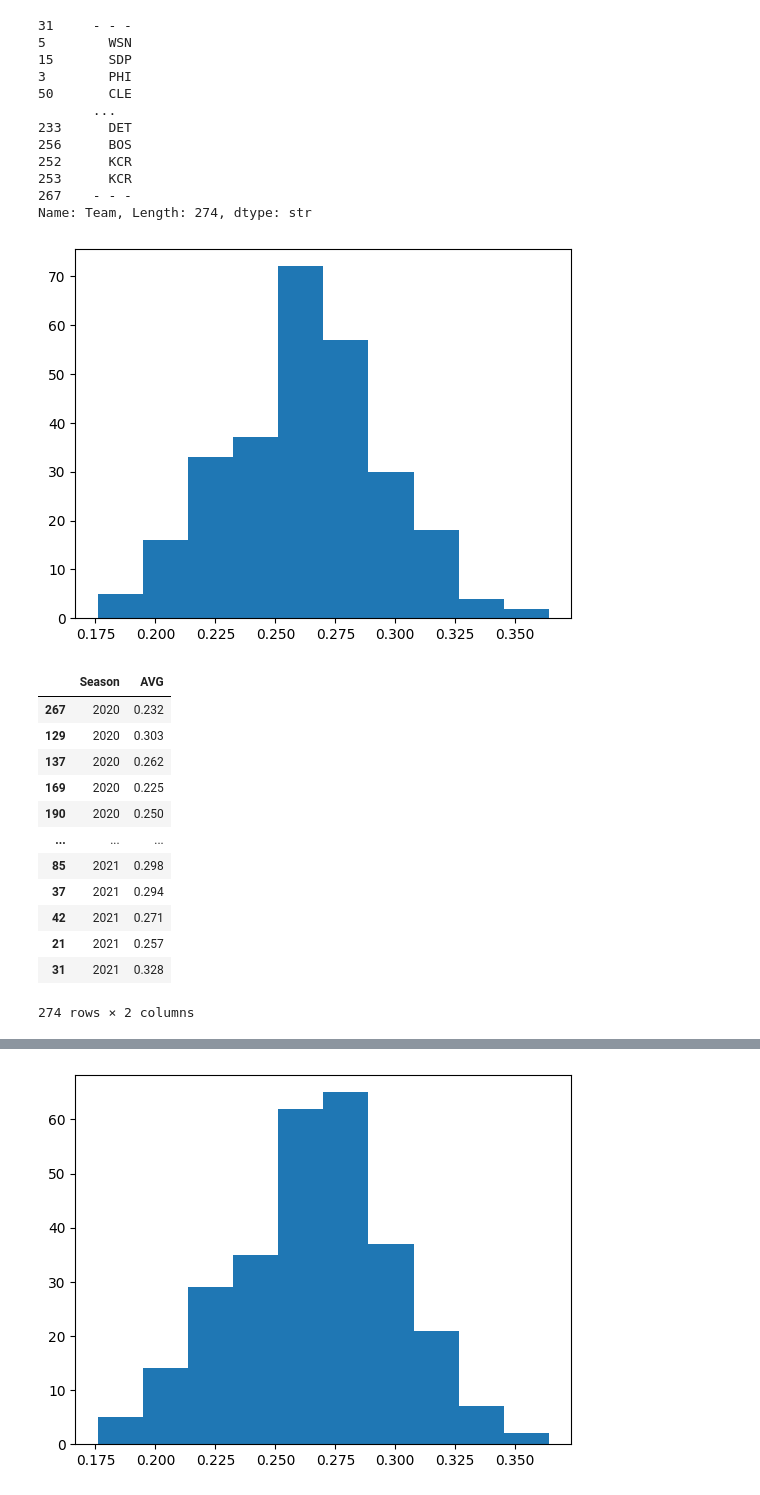
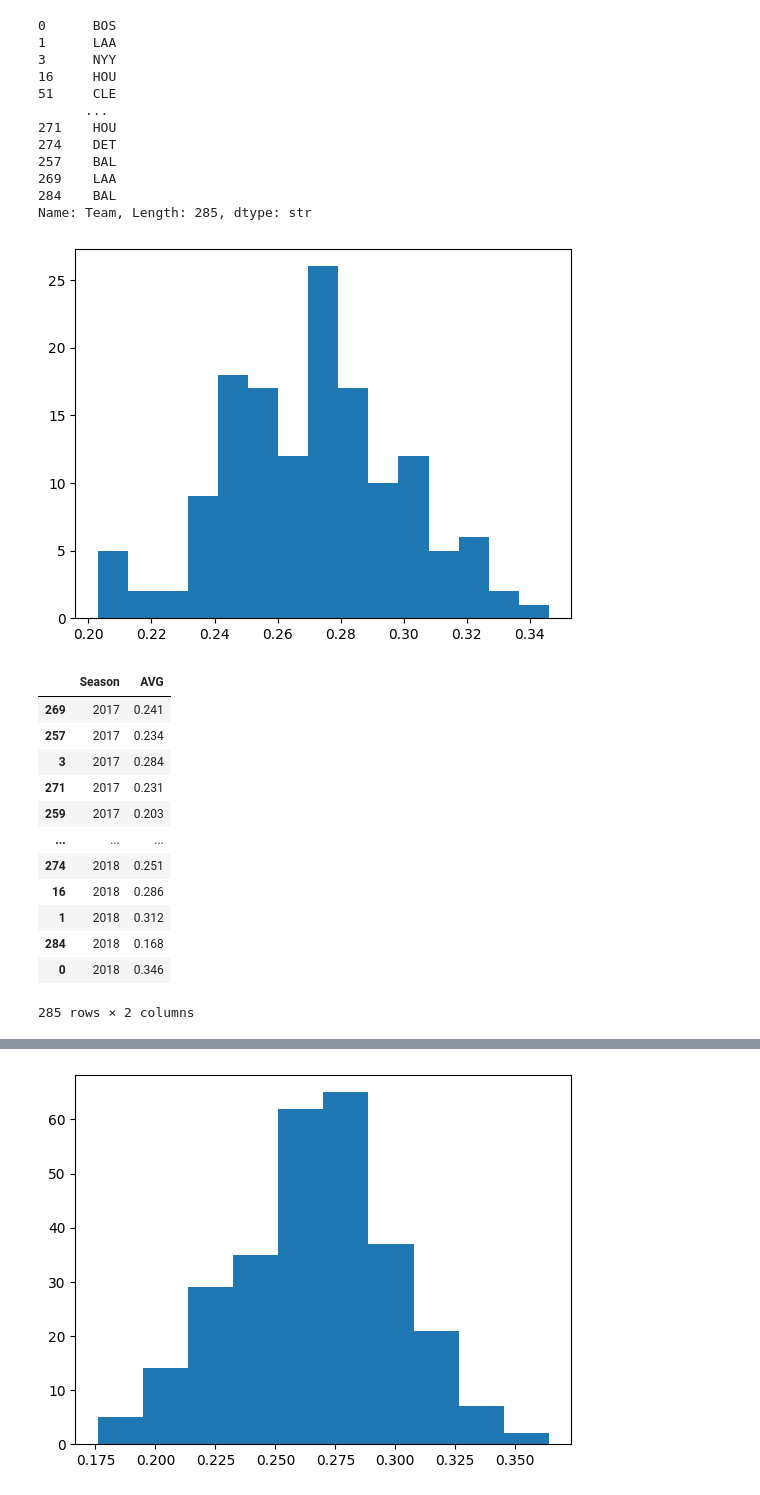
Before and after one commit to alexanderneva/baseball, a Jupyter notebook: test_run.ipynb, the cells around one changed output, grey strips where cells are left out. Cells and saved outputs as stored; diff of their text form; code cells hidden in the pictures.

```diff
--- a/test_run.ipynb
+++ b/test_run.ipynb
@@ -7,45 +8,45 @@ import arviz as az
 # %%
 from pybaseball import batting_stats
 # %%
-data = batting_stats(2020,2021)
+data = batting_stats(2017,2018)
 data['Team']
 # %% [output]
-31     - - -
-5        WSN
-15       SDP
-3        PHI
-50       CLE
-       ...
-233      DET
-256      BOS
-252      KCR
-253      KCR
-267    - - -
-Name: Team, Length: 274, dtype: str
+0      BOS
+1      LAA
+3      NYY
+16     HOU
+51     CLE
+      ...
+271    HOU
+274    DET
+257    BAL
+269    LAA
+284    BAL
+Name: Team, Length: 285, dtype: str
 # %%
-plt.hist(data['AVG'])
+plt.hist(data[data['Season']==2017]['AVG'],bins=15)
 plt.show()
 # %% [output]
-[figure, old version]
+[figure, new version]
 # %%
-import pandas as pd
+
 mat = data[['Season','AVG']]
 mat.sort_values(by=['Season'],inplace=True,ascending=True)
 mat
 # %% [output]
 |  | Season | AVG |
-| 267 | 2020 | 0.232 |
-| 129 | 2020 | 0.303 |
-| 137 | 2020 | 0.262 |
-| 169 | 2020 | 0.225 |
-| 190 | 2020 | 0.250 |
+| 269 | 2017 | 0.241 |
+| 257 | 2017 | 0.234 |
+| 3 | 2017 | 0.284 |
+| 271 | 2017 | 0.231 |
+| 259 | 2017 | 0.203 |
 | ... | ... | ... |
-| 85 | 2021 | 0.298 |
-| 37 | 2021 | 0.294 |
-| 42 | 2021 | 0.271 |
-| 21 | 2021 | 0.257 |
-| 31 | 2021 | 0.328 |
+| 274 | 2018 | 0.251 |
+| 16 | 2018 | 0.286 |
+| 1 | 2018 | 0.312 |
+| 284 | 2018 | 0.168 |
+| 0 | 2018 | 0.346 |
-274 rows × 2 columns
+285 rows × 2 columns
 # %%
 X = mat['Season']
 y = mat['AVG']
```
Also changed, not shown: parts of 17 cells of this notebook, 2 other files.
